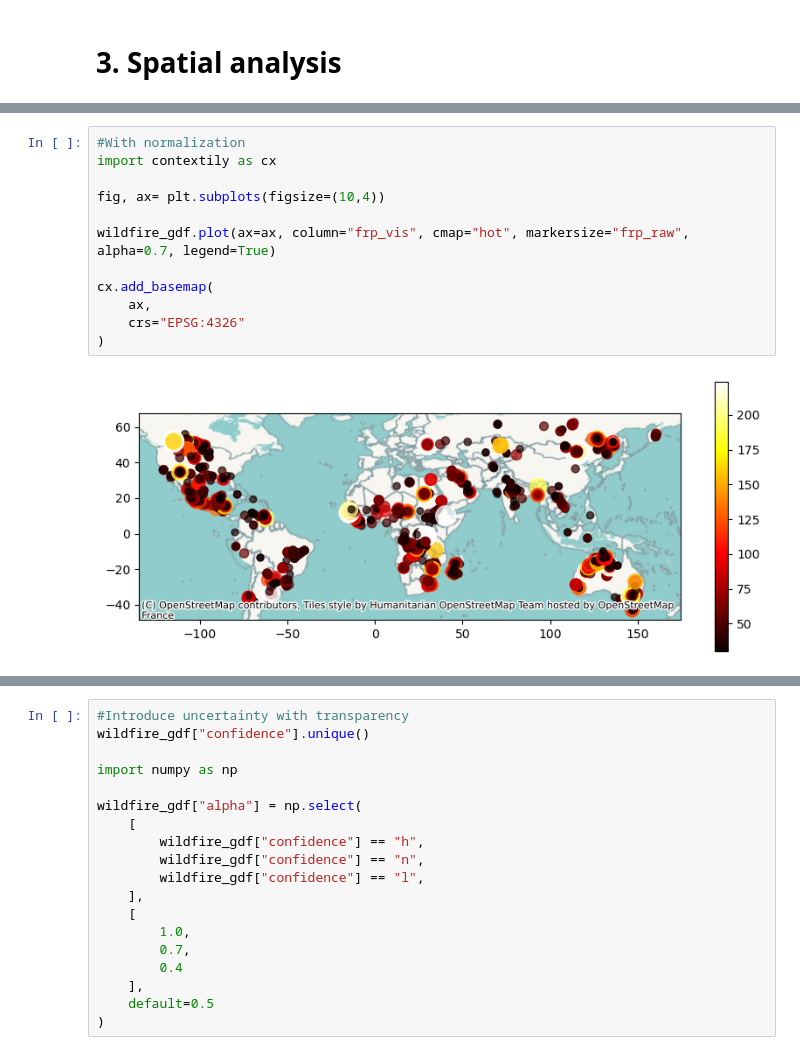
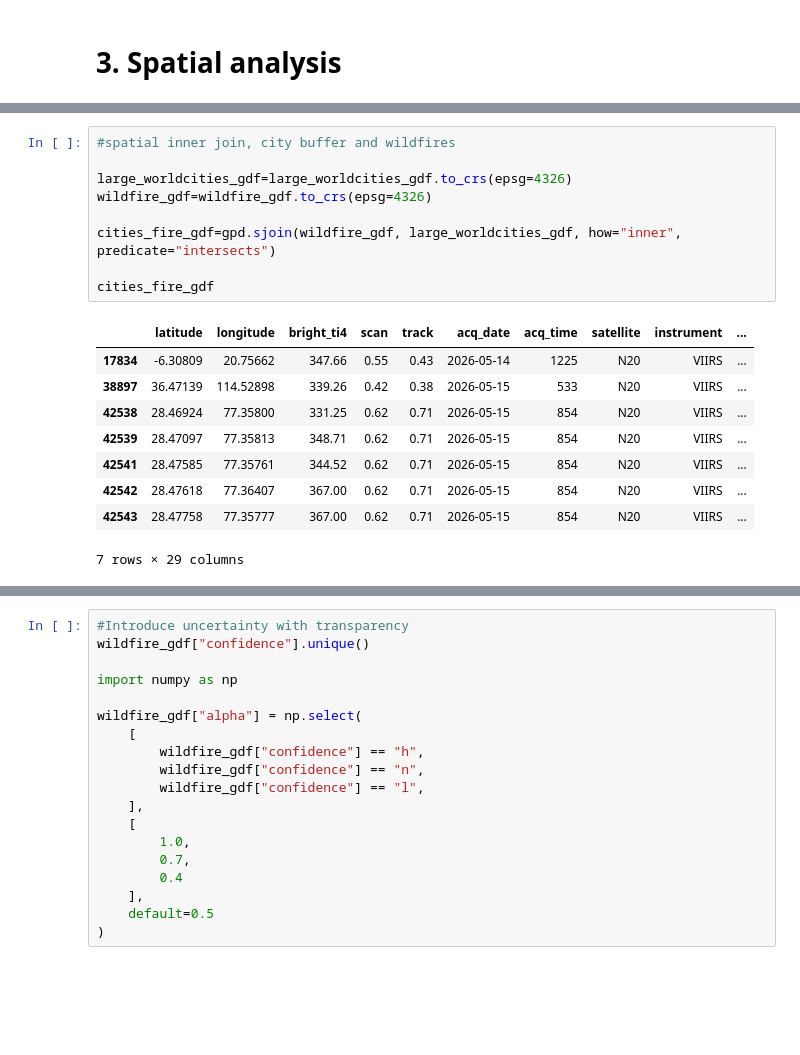
Before and after one commit to javierfeller/Project_SDS, a Jupyter notebook: notebooks/wildfire_project.ipynb, the cells around one changed output, grey strips where cells are left out. Saved outputs shown, nothing was run; the diff lists cells and outputs as text; blank space fills up the shorter version.

```diff
--- a/notebooks/wildfire_project.ipynb
+++ b/notebooks/wildfire_project.ipynb
@@ -103,14 +135,19 @@ wildfire_gdf["frp_vis"] = wildfire_gdf["frp"].clip(upper=upper)
-# %%
-#With normalization
-import contextily as cx
-
-fig, ax= plt.subplots(figsize=(10,4))
-
-wildfire_gdf.plot(ax=ax, column="frp_vis", cmap="hot", markersize="frp_raw", alpha=0.7, legend=True)
-
-cx.add_basemap(
-    ax,
-    crs="EPSG:4326"
-)
-# %% [output]
-[figure, removed]
+# %%
+#spatial inner join, city buffer and wildfires
+
+large_worldcities_gdf=large_worldcities_gdf.to_crs(epsg=4326)
+wildfire_gdf=wildfire_gdf.to_crs(epsg=4326)
+
+cities_fire_gdf=gpd.sjoin(wildfire_gdf, large_worldcities_gdf, how="inner", predicate="intersects")
+
+cities_fire_gdf
+# %% [output]
+|  | latitude | longitude | bright_ti4 | scan | track | acq_date | acq_time | satellite | instrument | ... |
+| 17834 | -6.30809 | 20.75662 | 347.66 | 0.55 | 0.43 | 2026-05-14 | 1225 | N20 | VIIRS | ... |
+| 38897 | 36.47139 | 114.52898 | 339.26 | 0.42 | 0.38 | 2026-05-15 | 533 | N20 | VIIRS | ... |
+| 42538 | 28.46924 | 77.35800 | 331.25 | 0.62 | 0.71 | 2026-05-15 | 854 | N20 | VIIRS | ... |
+| 42539 | 28.47097 | 77.35813 | 348.71 | 0.62 | 0.71 | 2026-05-15 | 854 | N20 | VIIRS | ... |
+| 42541 | 28.47585 | 77.35761 | 344.52 | 0.62 | 0.71 | 2026-05-15 | 854 | N20 | VIIRS | ... |
+| 42542 | 28.47618 | 77.36407 | 367.00 | 0.62 | 0.71 | 2026-05-15 | 854 | N20 | VIIRS | ... |
+| 42543 | 28.47758 | 77.35777 | 367.00 | 0.62 | 0.71 | 2026-05-15 | 854 | N20 | VIIRS | ... |
+7 rows × 29 columns
```
Also changed, not shown: parts of 13 cells of this notebook.
